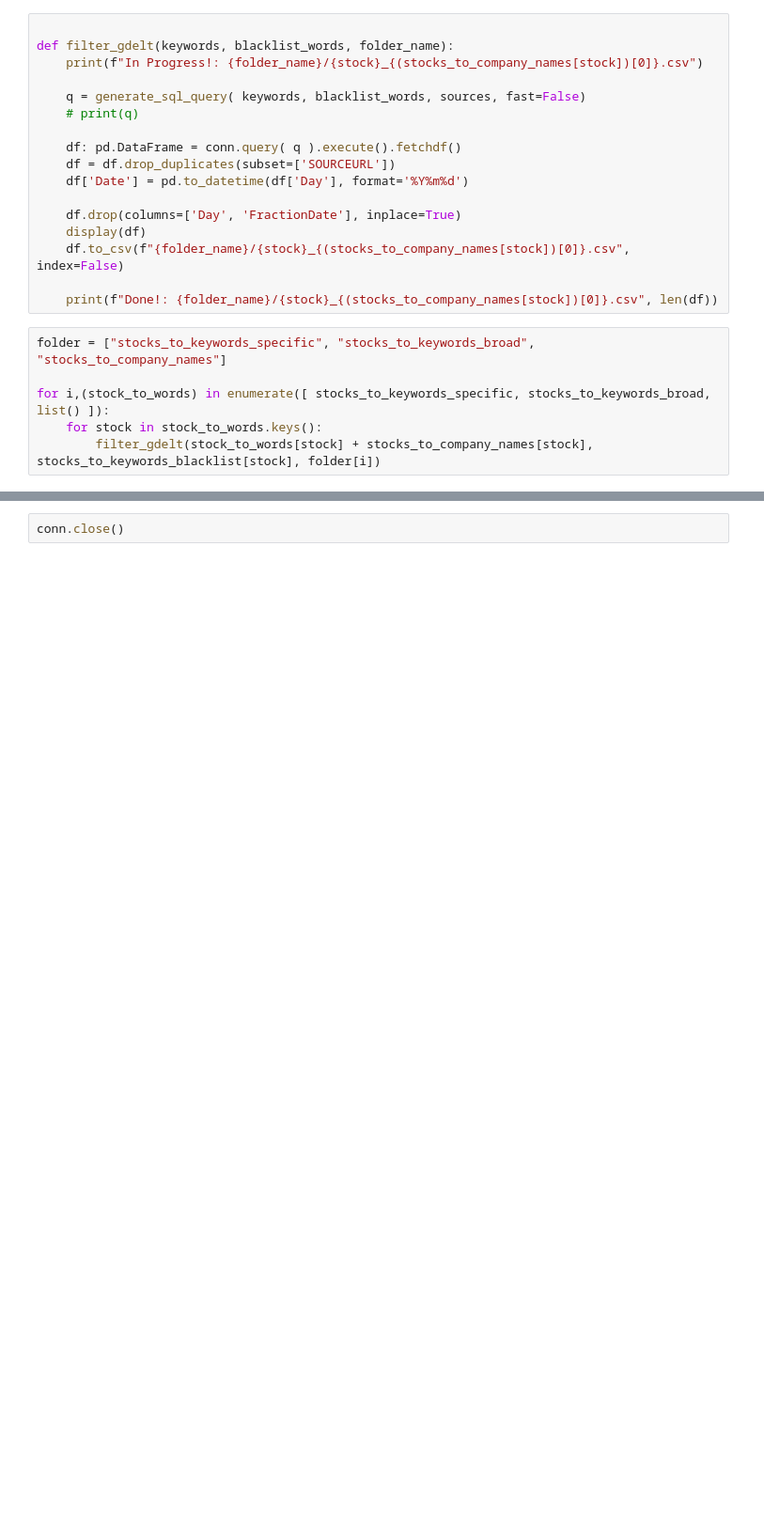
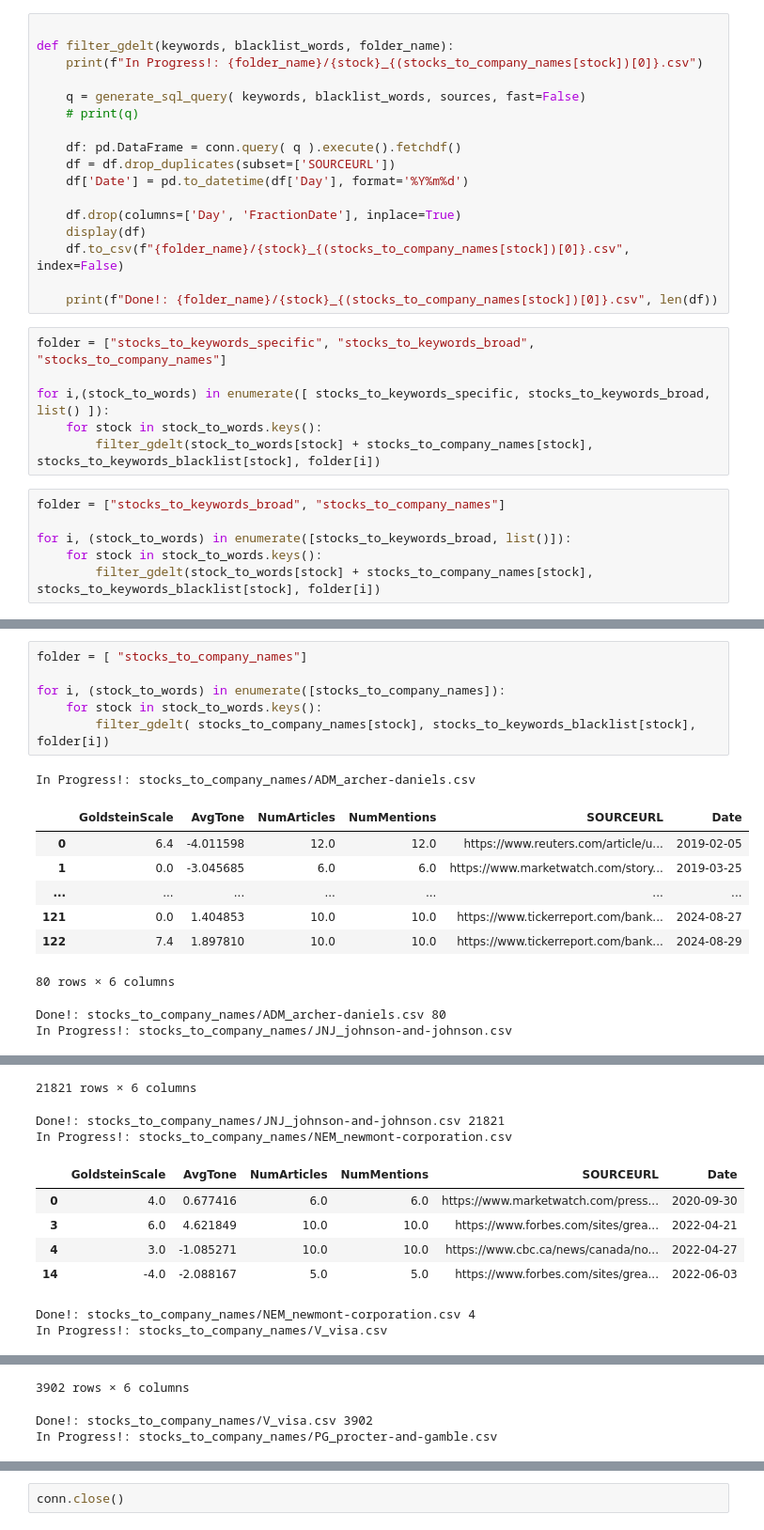
Before and after one commit to cs-muic/dm-2024-t1-pj-eda-honeybadgerlover645, a Jupyter notebook: eda/q1/filter.ipynb, the cells around one changed output, grey strips where cells are left out. Shown at 94% size. Saved outputs shown, nothing was run; the diff lists cells and outputs as text; blank space fills up the shorter version.

```diff
--- a/eda/q1/filter.ipynb
+++ b/eda/q1/filter.ipynb
@@ -305,9 +298,15 @@ def filter_gdelt(keywords, blacklist_words, folder_name):
     df.to_csv(f"{folder_name}/{stock}_{(stocks_to_company_names[stock])[0]}.csv", index=False)
 
     print(f"Done!: {folder_name}/{stock}_{(stocks_to_company_names[stock])[0]}.csv", len(df))
+# %%
+folder = ["stocks_to_keywords_specific", "stocks_to_keywords_broad", "stocks_to_company_names"]
+
+for i,(stock_to_words) in enumerate([ stocks_to_keywords_specific, stocks_to_keywords_broad, list() ]):
+    for stock in stock_to_words.keys():
+        filter_gdelt(stock_to_words[stock] + stocks_to_company_names[stock], stocks_to_keywords_blacklist[stock], folder[i])
 # %%
-folder = ["stocks_to_keywords_specific", "stocks_to_keywords_broad", "stocks_to_company_names"]
+folder = ["stocks_to_keywords_broad", "stocks_to_company_names"]
 
-for i,(stock_to_words) in enumerate([ stocks_to_keywords_specific, stocks_to_keywords_broad, list() ]):
+for i, (stock_to_words) in enumerate([stocks_to_keywords_broad, list()]):
     for stock in stock_to_words.keys():
         filter_gdelt(stock_to_words[stock] + stocks_to_company_names[stock], stocks_to_keywords_blacklist[stock], folder[i])
@@ -350,0 +313,17 @@ In Progress!: stocks_to_keywords_specific/V_visa.csv
+# %%
+folder = [ "stocks_to_company_names"]
+
+for i, (stock_to_words) in enumerate([stocks_to_company_names]):
+    for stock in stock_to_words.keys():
+        filter_gdelt( stocks_to_company_names[stock], stocks_to_keywords_blacklist[stock], folder[i])
+# %% [output]
+In Progress!: stocks_to_company_names/ADM_archer-daniels.csv
+|  | GoldsteinScale | AvgTone | NumArticles | NumMentions | SOURCEURL | Date |
+| 0 | 6.4 | -4.011598 | 12.0 | 12.0 | https://www.reuters.com/article/u... | 2019-02-05 |
+| 1 | 0.0 | -3.045685 | 6.0 | 6.0 | https://www.marketwatch.com/story... | 2019-03-25 |
+| ... | ... | ... | ... | ... | ... | ... |
+| 121 | 0.0 | 1.404853 | 10.0 | 10.0 | https://www.tickerreport.com/bank... | 2024-08-27 |
+| 122 | 7.4 | 1.897810 | 10.0 | 10.0 | https://www.tickerreport.com/bank... | 2024-08-29 |
+80 rows × 6 columns
+Done!: stocks_to_company_names/ADM_archer-daniels.csv 80
+In Progress!: stocks_to_company_names/JNJ_johnson-and-johnson.csv
@@ -350,0 +336,10 @@ In Progress!: stocks_to_keywords_specific/V_visa.csv
+21821 rows × 6 columns
+Done!: stocks_to_company_names/JNJ_johnson-and-johnson.csv 21821
+In Progress!: stocks_to_company_names/NEM_newmont-corporation.csv
+|  | GoldsteinScale | AvgTone | NumArticles | NumMentions | SOURCEURL | Date |
+| 0 | 4.0 | 0.677416 | 6.0 | 6.0 | https://www.marketwatch.com/press... | 2020-09-30 |
+| 3 | 6.0 | 4.621849 | 10.0 | 10.0 | https://www.forbes.com/sites/grea... | 2022-04-21 |
+| 4 | 3.0 | -1.085271 | 10.0 | 10.0 | https://www.cbc.ca/news/canada/no... | 2022-04-27 |
+| 14 | -4.0 | -2.088167 | 5.0 | 5.0 | https://www.forbes.com/sites/grea... | 2022-06-03 |
+Done!: stocks_to_company_names/NEM_newmont-corporation.csv 4
+In Progress!: stocks_to_company_names/V_visa.csv
@@ -350,0 +352,3 @@ In Progress!: stocks_to_keywords_specific/V_visa.csv
+3902 rows × 6 columns
+Done!: stocks_to_company_names/V_visa.csv 3902
+In Progress!: stocks_to_company_names/PG_procter-and-gamble.csv
```
Also changed, not shown: parts of 3 cells of this notebook.
